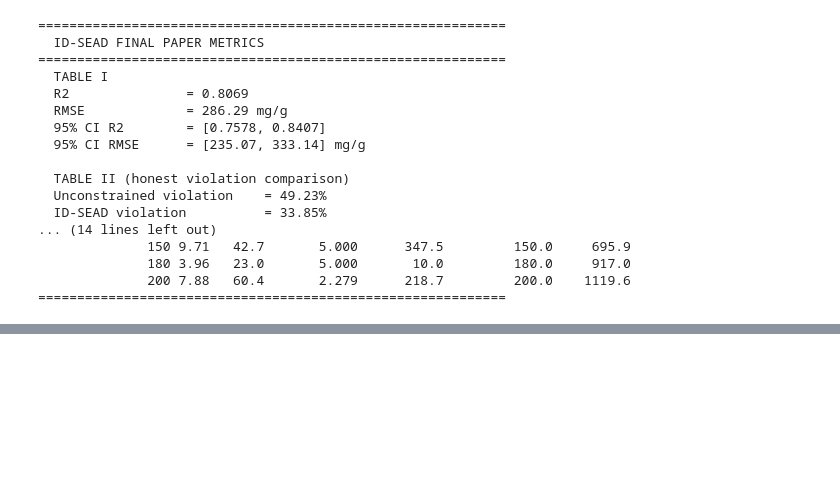
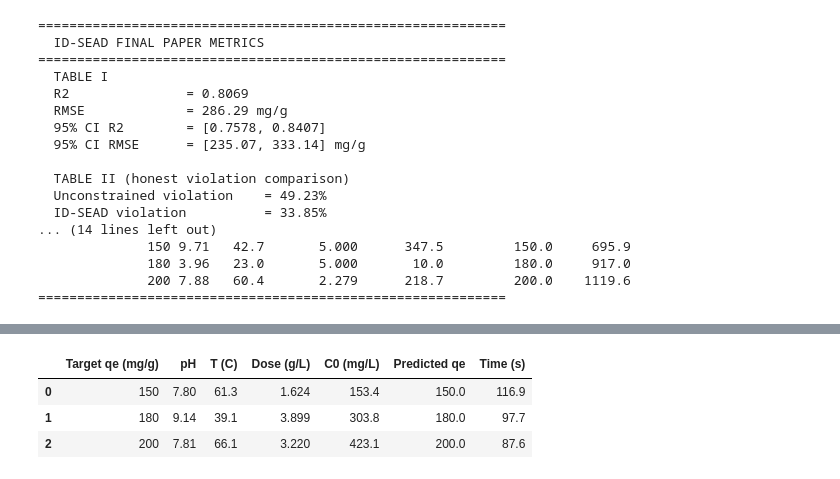
Before and after one commit to Martin-do/Undergraduate-project_ML-on-predicting-addsorption-performance, a Jupyter notebook: ID_SEAD_Complete.ipynb, the cells around one changed output, grey strips where cells are left out. Saved outputs shown, nothing was run; the diff lists cells and outputs as text; code cells hidden in the pictures; blank space fills up the shorter version.

Commit message:
Update ID-SEAD framework notebook and IEEM2026 manuscript with verified results

```diff
--- a/ID_SEAD_Complete.ipynb
+++ b/ID_SEAD_Complete.ipynb
@@ -939,0 +1261,82 @@ print('=' * 60)
+# %%
+class FoldAveragedModel:
+    def __init__(self, models): self.models = models
+    def predict(self, X): return np.mean([m.predict(X) for m in self.models], axis=0)
+
+fast_base_models = [FoldAveragedModel(fold_models[i]) for i in range(N_MODELS)]
+
+def build_and_predict_batch(params_batch):
+    rows = []
+    for params in params_batch:
+        ph, temp, dose, c0 = params
+        row = template_row.copy()
+        row['ph']                        = ph
+        row['temperature_c']             = temp
+        row['dose_gL']                   = dose
+        row['initial_concentration_mgL'] = c0
+        row['conc_dose_ratio']           = c0 / (dose + 1e-6)
+        row['ph_x_temperature']          = ph * temp
+        rows.append(row)
+    df_b = pd.DataFrame(rows)
+    df_b[cols_to_scale] = scaler.transform(df_b[cols_to_scale])
+    X_b    = df_b.values
+    base_p = np.column_stack([m.predict(X_b) for m in fast_base_models])
+    return (base_p / Q_MAX @ w_meta) * Q_MAX
+
+bounds_lo = np.array([3.0,  20.0, 0.1,  10.0])
+bounds_hi = np.array([10.0, 80.0, 5.0, 500.0])
+N_SAMPLES  = 50_000
+N_TOP      = 5
+rng_mc     = np.random.default_rng(RANDOM_STATE)
+
+print(f'Step 1: Predicting {N_SAMPLES:,} random candidates in batch...')
+t0         = time.time()
+candidates = rng_mc.uniform(bounds_lo, bounds_hi, size=(N_SAMPLES, 4))
+preds_all  = build_and_predict_batch(candidates)
+print(f'  Done in {time.time()-t0:.1f}s  |  '
+      f'Prediction range: [{preds_all.min():.1f}, {preds_all.max():.1f}] mg/g')
+
+targets        = [150, 180, 200]
+design_results = []
+print(f'\nStep 2: Local refinement ({N_TOP} seeds per target)...')
+
+for target in targets:
+    t1      = time.time()
+    dists   = np.abs(preds_all - target)
+    top_idx = np.argsort(dists)[:N_TOP]
+    seeds   = candidates[top_idx]
+
+    def obj_single(params):
+        p    = np.clip(params, bounds_lo, bounds_hi)
+        pred = build_and_predict_batch(p.reshape(1,-1))[0]
+        return float((pred - target) ** 2)
+
+    best_val, best_params, best_pred = np.inf, None, None
+    for seed in seeds:
+        res = minimize(obj_single, seed, method='L-BFGS-B',
+                       bounds=list(zip(bounds_lo, bounds_hi)),
+                       options={'maxiter':100, 'ftol':1e-9})
+        if res.fun < best_val:
+            best_val    = res.fun
+            best_params = res.x
+            best_pred   = build_and_predict_batch(res.x.reshape(1,-1))[0]
+
+    ph_o, t_o, d_o, c0_o = best_params
+    elapsed = time.time() - t1
+    design_results.append({
+        'Target qe (mg/g)': target,
+        'pH'              : round(ph_o,  2),
+        'T (C)'           : round(t_o,   1),
+        'Dose (g/L)'      : round(d_o,   3),
+        'C0 (mg/L)'       : round(c0_o,  1),
+        'Predicted qe'    : round(float(best_pred), 2),
+        'Time (s)'        : round(elapsed, 1),
+    })
+    print(f'  Target {target}: pH={ph_o:.2f} T={t_o:.1f}C '
+          f'dose={d_o:.3f}g/L C0={c0_o:.1f}mg/L -> {float(best_pred):.2f} mg/g  [{elapsed:.0f}s]')
+
+df_design = pd.DataFrame(design_results)
+print('\nTable III:')
+display(df_design)
+print(f'Total: {time.time()-t0:.1f}s')
+# %% [output]
@@ -939,0 +1352,4 @@ print('=' * 60)
+|  | Target qe (mg/g) | pH | T (C) | Dose (g/L) | C0 (mg/L) | Predicted qe | Time (s) |
+| 0 | 150 | 7.80 | 61.3 | 1.624 | 153.4 | 150.0 | 116.9 |
+| 1 | 180 | 9.14 | 39.1 | 3.899 | 303.8 | 180.0 | 97.7 |
+| 2 | 200 | 7.81 | 66.1 | 3.220 | 423.1 | 200.0 | 87.6 |
```
Also changed, not shown: parts of 22 cells of this notebook, 2 other files.
